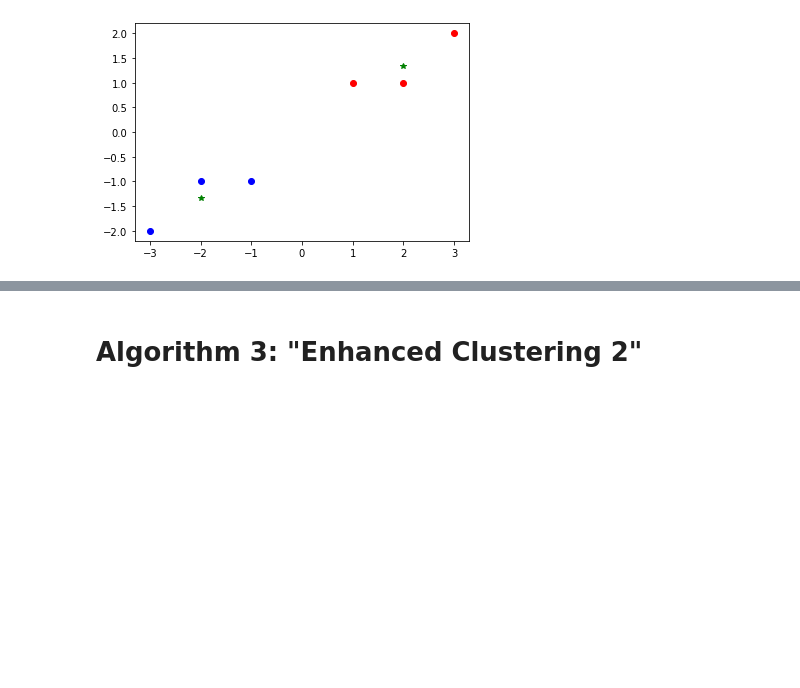
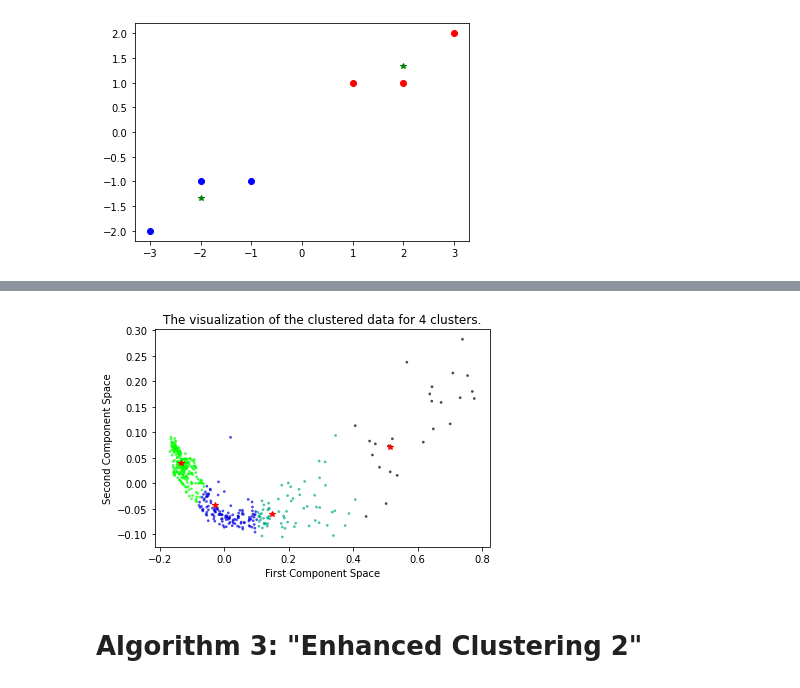
Before and after one commit to sofiapasquini/PAH-revolution, a Jupyter notebook: Algo Pseudo Code.ipynb, the cells around one changed output, grey strips where cells are left out. Cells and saved outputs as stored; diff of their text form; code cells hidden in the pictures; blank space fills up the shorter version.

```diff
--- a/Algo Pseudo Code.ipynb
+++ b/Algo Pseudo Code.ipynb
@@ -176,3 +246,17 @@ plt.show()
+# %%
+#now visualize the results
+import matplotlib.cm as cm
+fig, axs=plt.subplots(1,1)
+colors = cm.nipy_spectral(kmeans_cluster_labels.astype(float) / 5)
+axs.scatter(df_pca[:, 0], df_pca[:, 1], marker='.', s=30, lw=0, alpha=0.7,
+                c=colors, edgecolor='k')
+axs.set_xlabel("First Component Space")
+axs.set_ylabel("Second Component Space")
+axs.set_title("The visualization of the clustered data for "+ str(optimal_n_clusters)+" clusters.")
+plt.plot(centroids[:,0], centroids[:,1], "*", color='red') #these are the cluster centroids
+plt.show()
+# %% [output]
+[figure, added]
 # %% [markdown]
 # Algorithm 3: "Enhanced Clustering 2"
 # %% [markdown]
```
Also changed, not shown: parts of 2 cells of this notebook, 4 other files.
